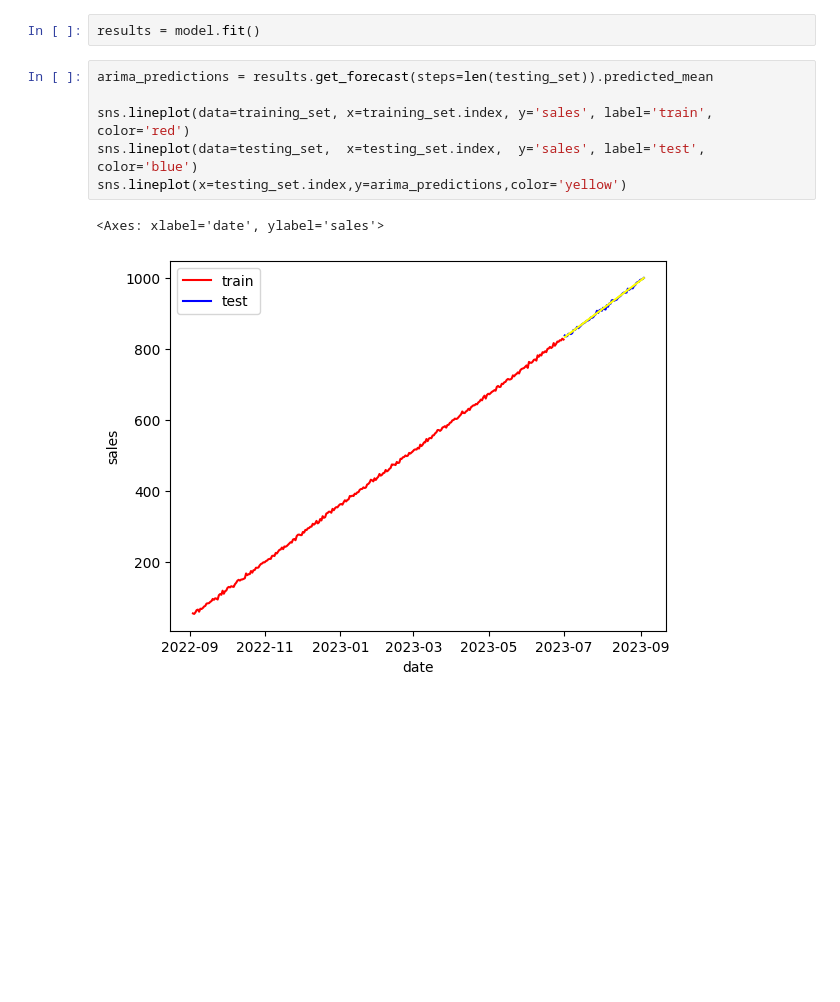
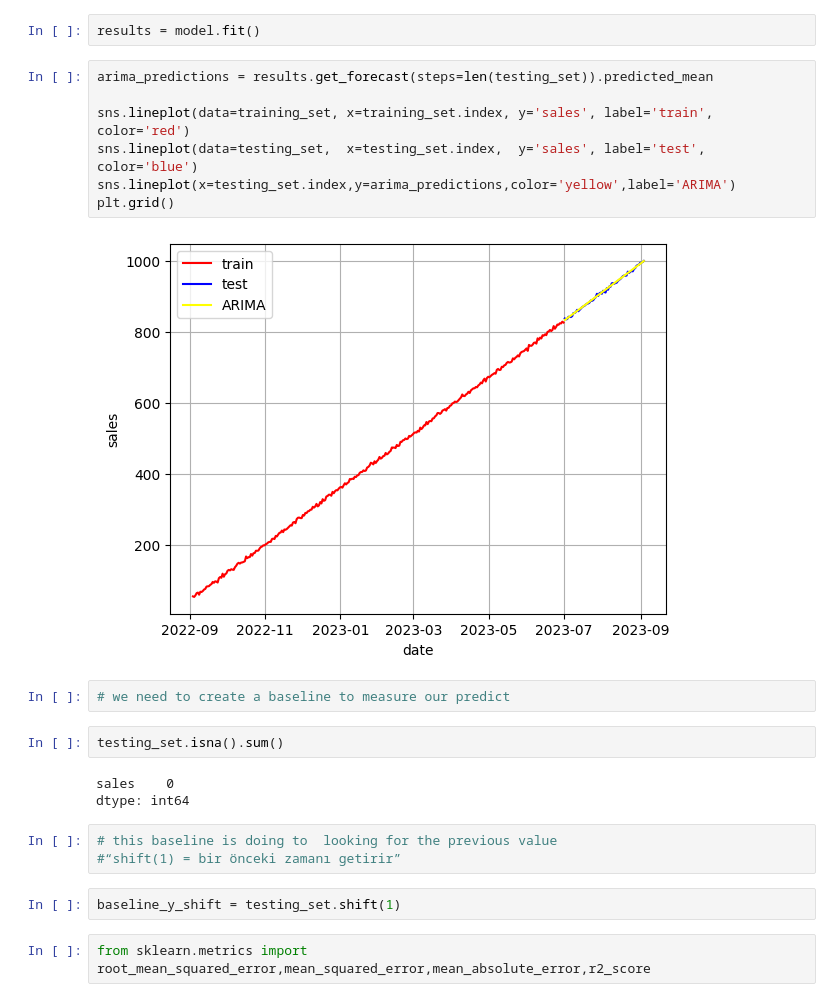
Before and after one commit to 4GeeksAcademy/utku_seyithanoglu_timeseries, a Jupyter notebook: src/explore1.ipynb/explore1.ipynb, the cells around one changed output. Drawn from its saved outputs; the diff is of its cells as text; blank space fills up the shorter version.

```diff
--- a/src/explore1.ipynb/explore1.ipynb
+++ b/src/explore1.ipynb/explore1.ipynb
@@ -308,9 +308,23 @@ results = model.fit()
 # %%
 arima_predictions = results.get_forecast(steps=len(testing_set)).predicted_mean
 
 sns.lineplot(data=training_set, x=training_set.index, y='sales', label='train', color='red')
 sns.lineplot(data=testing_set,  x=testing_set.index,  y='sales', label='test',  color='blue')
-sns.lineplot(x=testing_set.index,y=arima_predictions,color='yellow')
+sns.lineplot(x=testing_set.index,y=arima_predictions,color='yellow',label='ARIMA')
+plt.grid()
 # %% [output]
-<Axes: xlabel='date', ylabel='sales'>
-[figure, old version]
+[figure, new version]
+# %%
+# we need to create a baseline to measure our predict
+# %%
+testing_set.isna().sum()
+# %% [output]
+sales    0
+dtype: int64
+# %%
+# this baseline is doing to  looking for the previous value
+#“shift(1) = bir önceki zamanı getirir”
+# %%
+baseline_y_shift = testing_set.shift(1)
+# %%
+from sklearn.metrics import root_mean_squared_error,mean_squared_error,mean_absolute_error,r2_score
```
Also changed, not shown: parts of 14 cells of this notebook.
